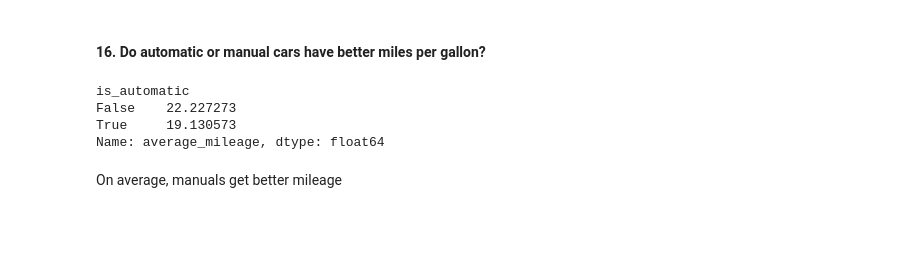
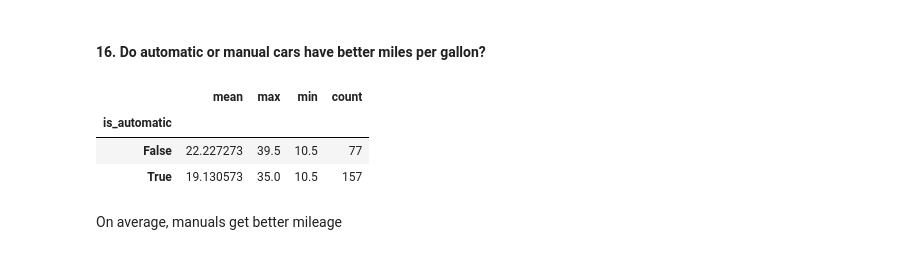
Before and after one commit to Jason-Tellez/numpy-pandas-visualization-exercises, a Jupyter notebook: advanced_dataframes.ipynb, the cells around one changed output. Saved outputs shown, nothing was run; the diff lists cells and outputs as text; code cells hidden in the pictures; blank space fills up the shorter version.

```diff
--- a/advanced_dataframes.ipynb
+++ b/advanced_dataframes.ipynb
@@ -393,11 +403,11 @@ copy_mpg.sort_values(by=['average_mileage']).tail(1)
 # %% [markdown]
 #### 16. Do automatic or manual cars have better miles per gallon?
 # %%
-copy_mpg.groupby('is_automatic').average_mileage.agg('mean')
+mpg.groupby('is_automatic').average_mileage.agg(['mean', 'max', 'min', 'count'])
 # %% [output]
-is_automatic
-False    22.227273
-True     19.130573
-Name: average_mileage, dtype: float64
+|  | mean | max | min | count |
+| is_automatic |  |  |  |  |
+| False | 22.227273 | 39.5 | 10.5 | 77 |
+| True | 19.130573 | 35.0 | 10.5 | 157 |
 # %% [markdown]
 On average, manuals get better mileage
```
Also changed, not shown: parts of 15 cells of this notebook.
